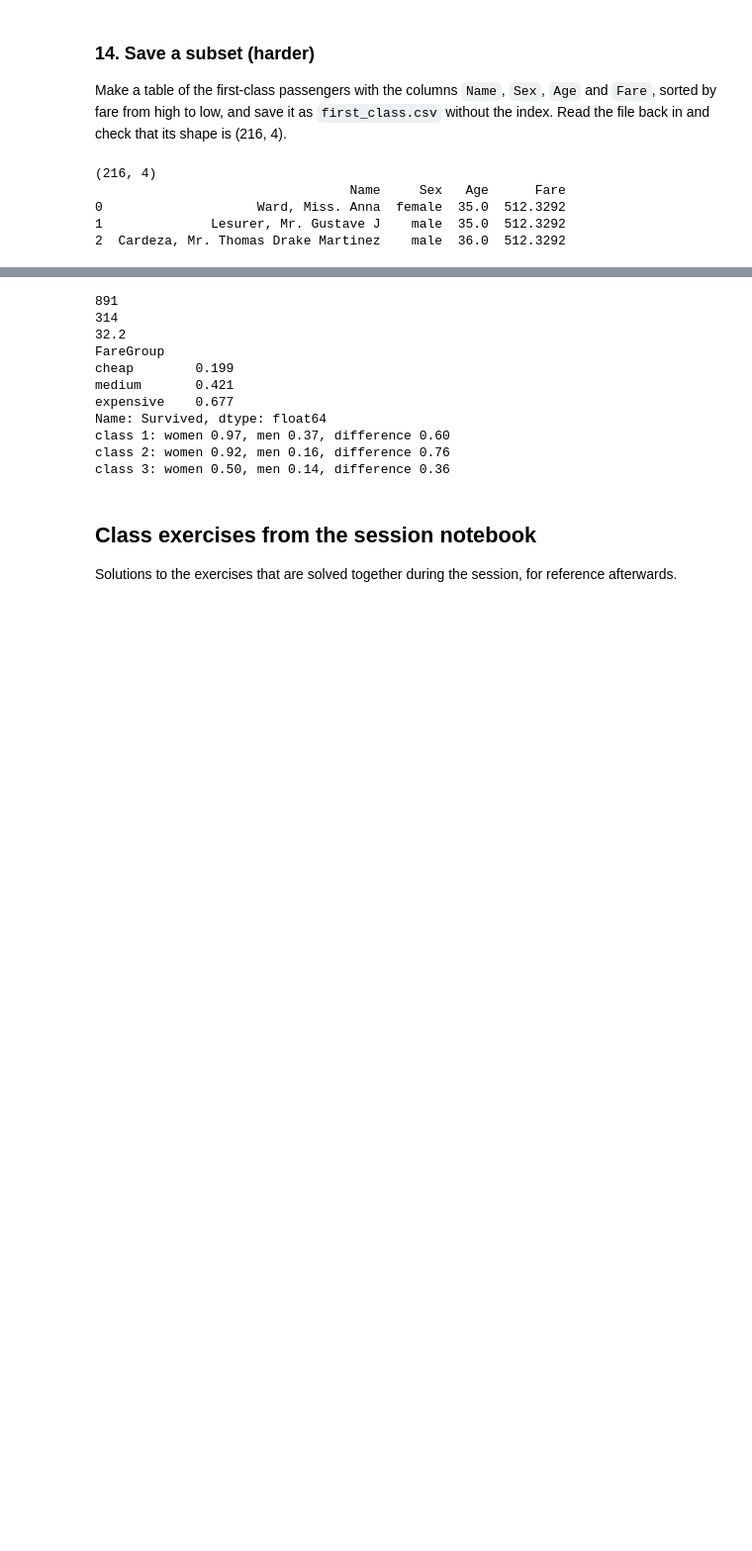
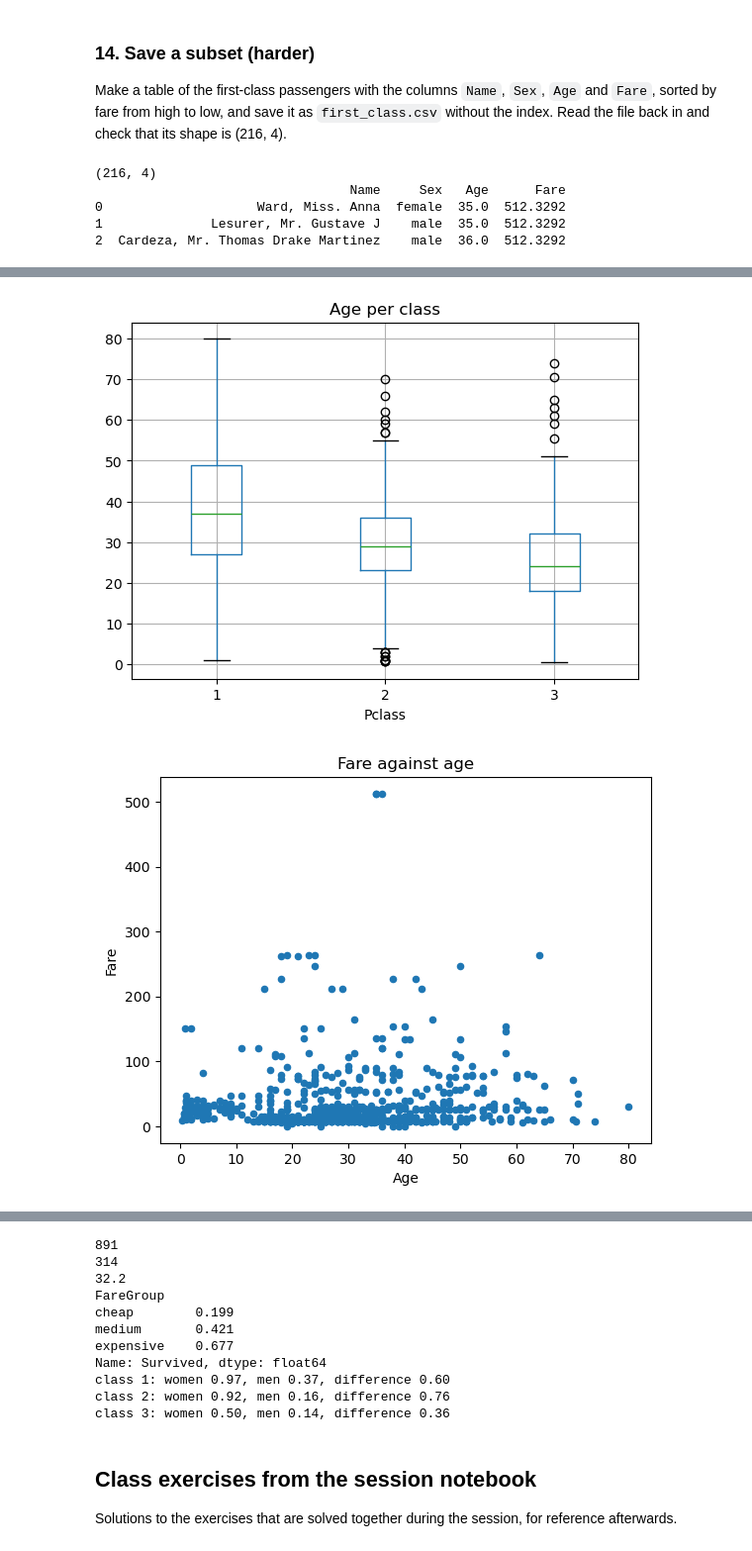
Before and after one commit to LemmensJens/dtaantwerp26-27.github.io, a Jupyter notebook: exercises/solutions/13_SOL_Pandas.ipynb, the cells around one changed output, grey strips where cells are left out. Shown at 99% size. Saved outputs shown, nothing was run; the diff lists cells and outputs as text; code cells hidden in the pictures; blank space fills up the shorter version.

```diff
--- a/exercises/solutions/13_SOL_Pandas.ipynb
+++ b/exercises/solutions/13_SOL_Pandas.ipynb
@@ -320 +367,15 @@ print(check.head(3))
+# %%
+df.boxplot(column='Age', by='Pclass')
+plt.title('Age per class')
+plt.suptitle('')          # removes the automatic second title
+plt.show()
+
+df.plot(kind='scatter', x='Age', y='Fare')
+plt.title('Fare against age')
+plt.show()
+# Third class was youngest (median 24, against 29 and 37). Age and fare are hardly related:
+# the expensive fares are spread over all ages; the class, not the age, decides the fare.
+# %% [output]
+[figure, added]
+[figure, added]
 # %% [markdown]
```
Also changed, not shown: parts of 6 cells of this notebook, 1 other file.
